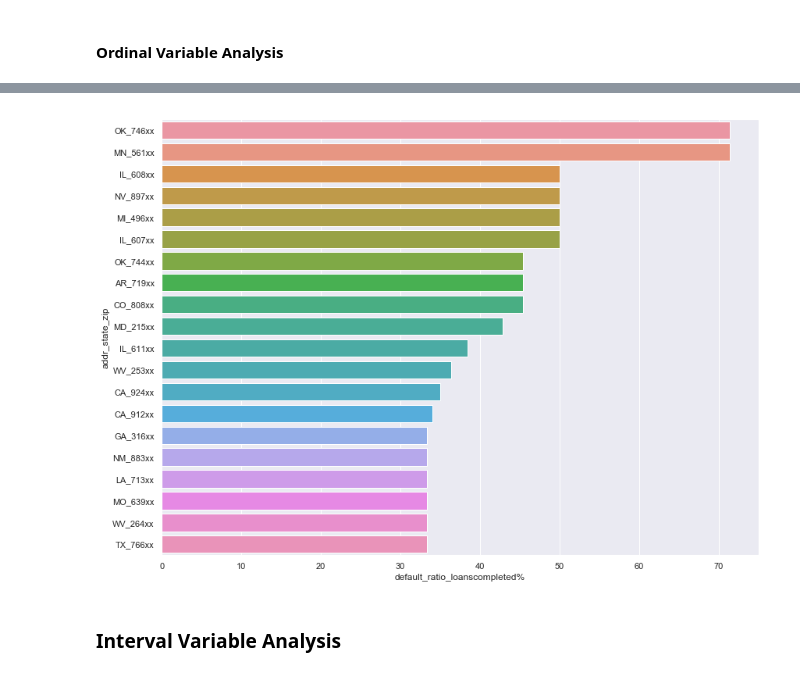
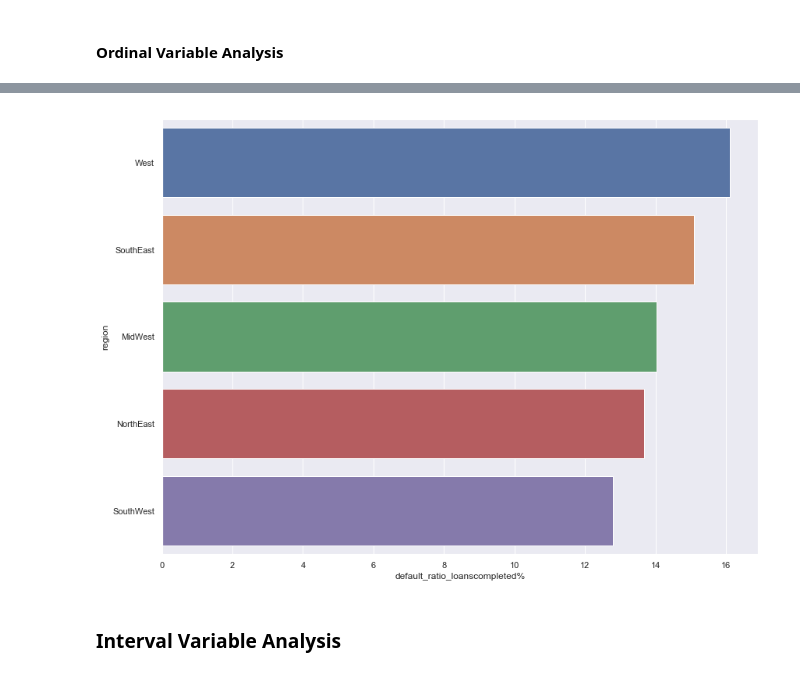
Before and after one commit to abhayace/loan-default-factors, a Jupyter notebook: Loan_Assignment_final.ipynb, the cells around one changed output, grey strips where cells are left out. Drawn from its saved outputs; the diff is of its cells as text; code cells hidden in the pictures.

Commit message:
Adding region wise analysis

```diff
--- a/Loan_Assignment_final.ipynb
+++ b/Loan_Assignment_final.ipynb
@@ -275,6 +275,32 @@ loans_df.isna().any().sum()
 #Moving on
 # %% [output]
 1
+# %%
+
+west = ['CA', 'OR', 'UT','WA', 'CO', 'NV', 'AK', 'MT', 'HI', 'WY', 'ID']
+south_west = ['AZ', 'TX', 'NM', 'OK']
+south_east = ['GA', 'NC', 'VA', 'FL', 'KY', 'SC', 'LA', 'AL', 'WV', 'DC', 'AR', 'DE', 'MS', 'TN' ]
+mid_west = ['IL', 'MO', 'MN', 'OH', 'WI', 'KS', 'MI', 'SD', 'IA', 'NE', 'IN', 'ND']
+north_east = ['CT', 'NY', 'PA', 'NJ', 'RI','MA', 'MD', 'VT', 'NH', 'ME']
+
+
+
+loans_df['region'] = np.nan
+
+def finding_regions(state):
+    if state in west:
+        return 'West'
+    elif state in south_west:
+        return 'SouthWest'
+    elif state in south_east:
+        return 'SouthEast'
+    elif state in mid_west:
+        return 'MidWest'
+    elif state in north_east:
+        return 'NorthEast'
+
+
+loans_df['region'] = loans_df.addr_state.apply(finding_regions)
 # %% [markdown]
 ### Attribute Analysis
 # %% [markdown]
@@ -416,7 +441,7 @@ pub_rec : 5 : [0 1 2 3 4]
 pub_rec_bankruptcies : 3 : [0. 1. 2.]
 # %%
 #Similar analysis for all ordinal variables
-ordinal_variables = ['term','purpose', 'addr_state_zip','grade','sub_grade','home_ownership','verification_status']
+ordinal_variables = ['term','purpose', 'region','addr_state','grade','sub_grade','home_ownership','verification_status']
 loans_ordinal_pivot_df_arr = {}
 min_loans = 5
 for ordinal in ordinal_variables:
@@ -428,10 +453,10 @@ for ordinal in ordinal_variables:
     loans_ordinal_pivot_df_arr[ordinal]= loans_ordinal_pivot_df
 #Percentage of loans in each category
 # %%
-df_to_use =loans_ordinal_pivot_df_arr['addr_state_zip'].head(20)
+df_to_use =loans_ordinal_pivot_df_arr['region'].head(20)
 ax = sns.barplot(y=df_to_use.index, x="default_ratio_loanscompleted%", data=df_to_use)
 # %% [output]
-[figure, old version]
+[figure, new version]
 # %% [markdown]
 ### Interval Variable Analysis
 # %%
```
Also changed, not shown: parts of 1 cell of this notebook.
